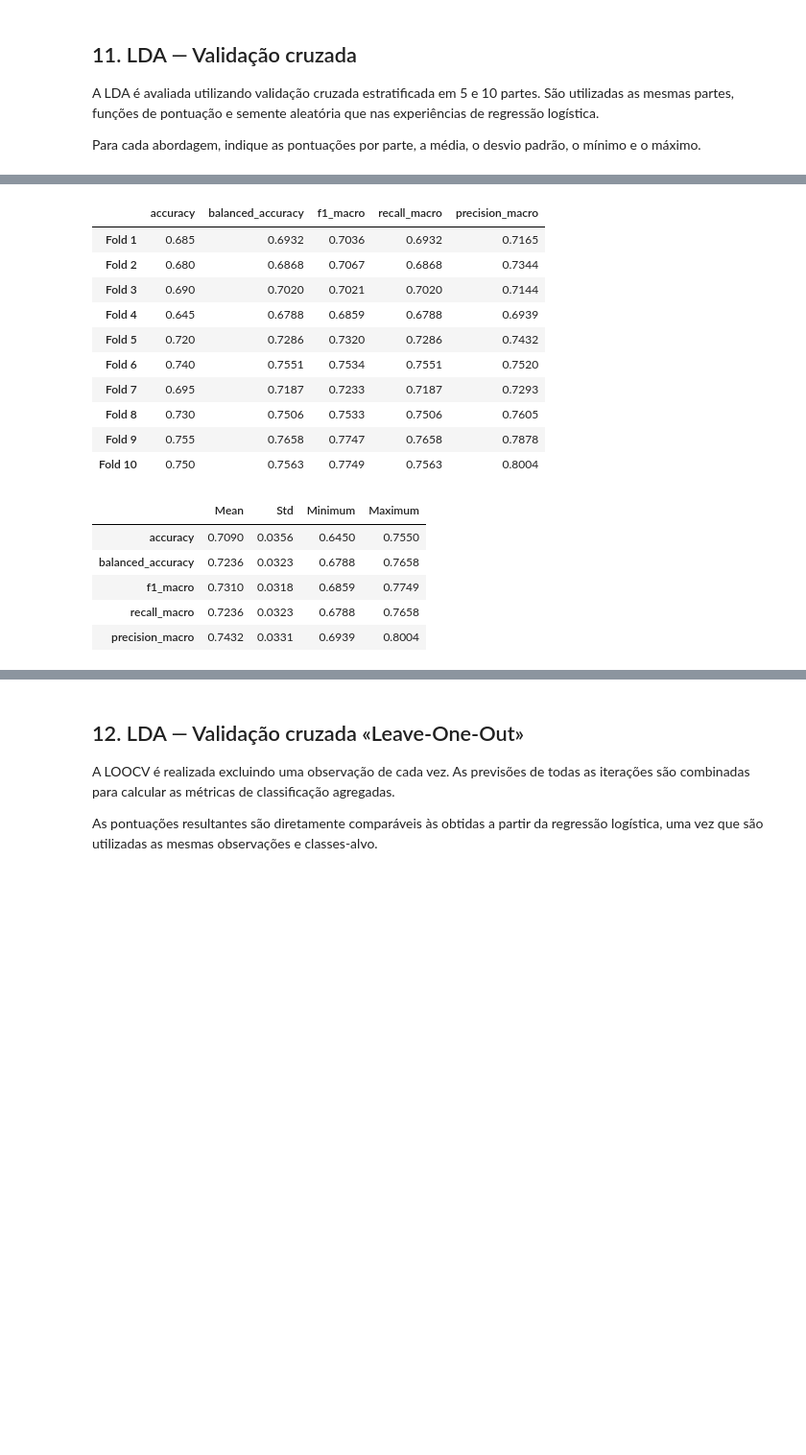
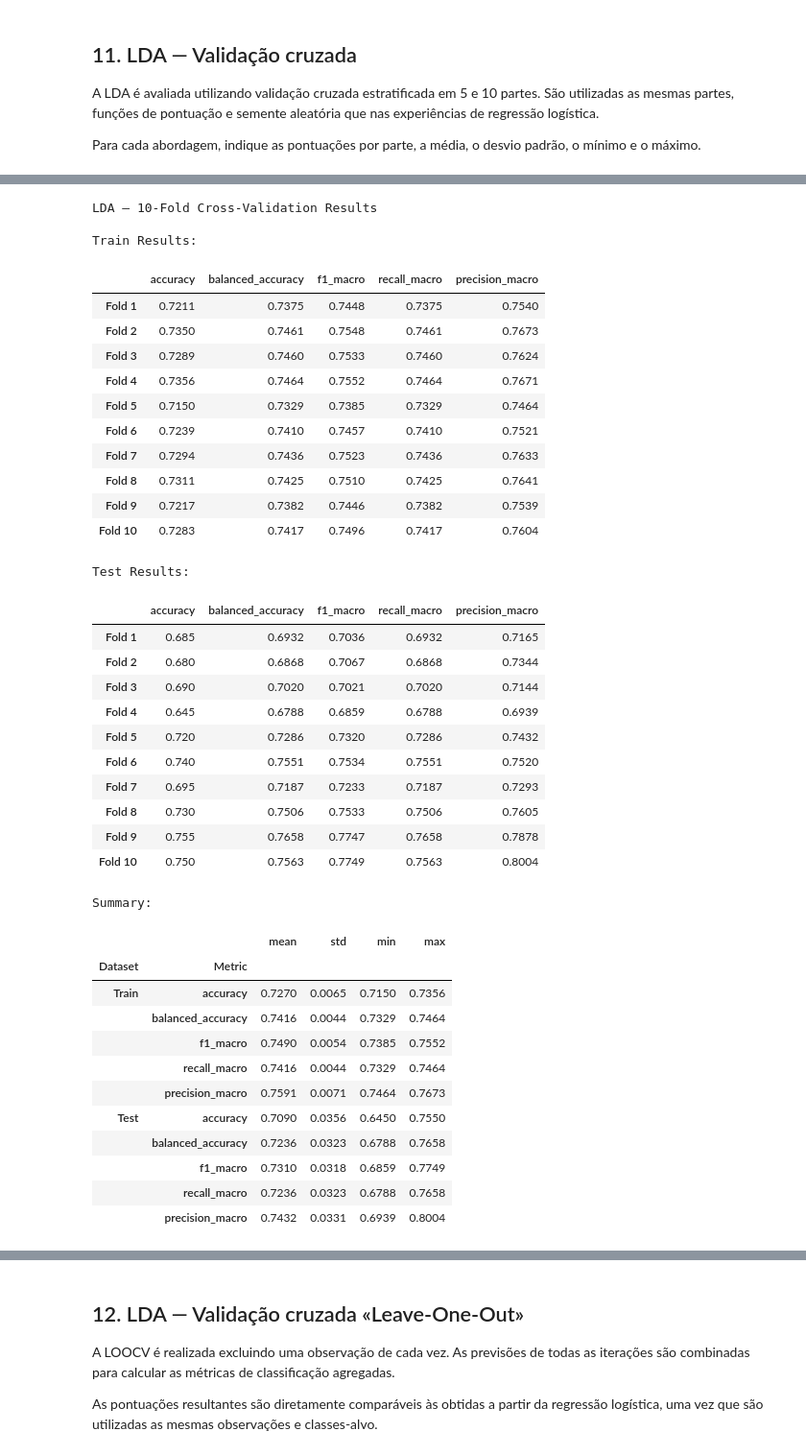
Before and after one commit to GabrielaRibeiroISEP/APRAU, a Jupyter notebook: task1_Classification.ipynb, the cells around one changed output, grey strips where cells are left out. Shown at 96% size. Drawn from its saved outputs; the diff is of its cells as text; code cells hidden in the pictures; blank space fills up the shorter version.

```diff
--- a/task1_Classification.ipynb
+++ b/task1_Classification.ipynb
@@ -961,28 +1217,57 @@ display(lda_cv5_summary.round(4))
 # %%
-lda_cv10_folds, lda_cv10_summary= (
+lda_cv10_train, lda_cv10_test, lda_cv10_summary = (
     run_cross_validation(
         models["LDA"],
-        X_classification, y, n_splits=10
+        X_classification,
+        y,
+        n_splits=10
     )
 )
 
-display(lda_cv10_folds.round(4))
+print("\nLDA — 10-Fold Cross-Validation Results")
+print("\nTrain Results:")
+display(lda_cv10_train.round(4))
+print("\nTest Results:")
+display(lda_cv10_test.round(4))
+print("\nSummary:")
 display(lda_cv10_summary.round(4))
 # %% [output]
+LDA — 10-Fold Cross-Validation Results
+
+Train Results:
 |  | accuracy | balanced_accuracy | f1_macro | recall_macro | precision_macro |
-| Fold 1 | 0.685 | 0.6932 | 0.7036 | 0.6932 | 0.7165 |
-| Fold 2 | 0.680 | 0.6868 | 0.7067 | 0.6868 | 0.7344 |
-| Fold 3 | 0.690 | 0.7020 | 0.7021 | 0.7020 | 0.7144 |
-| Fold 4 | 0.645 | 0.6788 | 0.6859 | 0.6788 | 0.6939 |
-| Fold 5 | 0.720 | 0.7286 | 0.7320 | 0.7286 | 0.7432 |
-| Fold 6 | 0.740 | 0.7551 | 0.7534 | 0.7551 | 0.7520 |
-| Fold 7 | 0.695 | 0.7187 | 0.7233 | 0.7187 | 0.7293 |
-| Fold 8 | 0.730 | 0.7506 | 0.7533 | 0.7506 | 0.7605 |
-| Fold 9 | 0.755 | 0.7658 | 0.7747 | 0.7658 | 0.7878 |
-| Fold 10 | 0.750 | 0.7563 | 0.7749 | 0.7563 | 0.8004 |
+| Fold 1 | 0.7211 | 0.7375 | 0.7448 | 0.7375 | 0.7540 |
+| Fold 2 | 0.7350 | 0.7461 | 0.7548 | 0.7461 | 0.7673 |
+| Fold 3 | 0.7289 | 0.7460 | 0.7533 | 0.7460 | 0.7624 |
+| Fold 4 | 0.7356 | 0.7464 | 0.7552 | 0.7464 | 0.7671 |
+| Fold 5 | 0.7150 | 0.7329 | 0.7385 | 0.7329 | 0.7464 |
+| Fold 6 | 0.7239 | 0.7410 | 0.7457 | 0.7410 | 0.7521 |
+| Fold 7 | 0.7294 | 0.7436 | 0.7523 | 0.7436 | 0.7633 |
+| Fold 8 | 0.7311 | 0.7425 | 0.7510 | 0.7425 | 0.7641 |
+| Fold 9 | 0.7217 | 0.7382 | 0.7446 | 0.7382 | 0.7539 |
+| Fold 10 | 0.7283 | 0.7417 | 0.7496 | 0.7417 | 0.7604 |
+Test Results:
-|  | Mean | Std | Minimum | Maximum |
-| accuracy | 0.7090 | 0.0356 | 0.6450 | 0.7550 |
-| balanced_accuracy | 0.7236 | 0.0323 | 0.6788 | 0.7658 |
-| f1_macro | 0.7310 | 0.0318 | 0.6859 | 0.7749 |
-| recall_macro | 0.7236 | 0.0323 | 0.6788 | 0.7658 |
-| precision_macro | 0.7432 | 0.0331 | 0.6939 | 0.8004 |
+|  | accuracy | balanced_accuracy | f1_macro | recall_macro | precision_macro |
+| Fold 1 | 0.685 | 0.6932 | 0.7036 | 0.6932 | 0.7165 |
+| Fold 2 | 0.680 | 0.6868 | 0.7067 | 0.6868 | 0.7344 |
+| Fold 3 | 0.690 | 0.7020 | 0.7021 | 0.7020 | 0.7144 |
+| Fold 4 | 0.645 | 0.6788 | 0.6859 | 0.6788 | 0.6939 |
+| Fold 5 | 0.720 | 0.7286 | 0.7320 | 0.7286 | 0.7432 |
+| Fold 6 | 0.740 | 0.7551 | 0.7534 | 0.7551 | 0.7520 |
+| Fold 7 | 0.695 | 0.7187 | 0.7233 | 0.7187 | 0.7293 |
+| Fold 8 | 0.730 | 0.7506 | 0.7533 | 0.7506 | 0.7605 |
+| Fold 9 | 0.755 | 0.7658 | 0.7747 | 0.7658 | 0.7878 |
+| Fold 10 | 0.750 | 0.7563 | 0.7749 | 0.7563 | 0.8004 |
+Summary:
+|  |  | mean | std | min | max |
+| Dataset | Metric |  |  |  |  |
+| Train | accuracy | 0.7270 | 0.0065 | 0.7150 | 0.7356 |
+|  | balanced_accuracy | 0.7416 | 0.0044 | 0.7329 | 0.7464 |
+|  | f1_macro | 0.7490 | 0.0054 | 0.7385 | 0.7552 |
+|  | recall_macro | 0.7416 | 0.0044 | 0.7329 | 0.7464 |
+|  | precision_macro | 0.7591 | 0.0071 | 0.7464 | 0.7673 |
+| Test | accuracy | 0.7090 | 0.0356 | 0.6450 | 0.7550 |
+|  | balanced_accuracy | 0.7236 | 0.0323 | 0.6788 | 0.7658 |
+|  | f1_macro | 0.7310 | 0.0318 | 0.6859 | 0.7749 |
+|  | recall_macro | 0.7236 | 0.0323 | 0.6788 | 0.7658 |
+|  | precision_macro | 0.7432 | 0.0331 | 0.6939 | 0.8004 |
```
Also changed, not shown: parts of 18 cells of this notebook.
